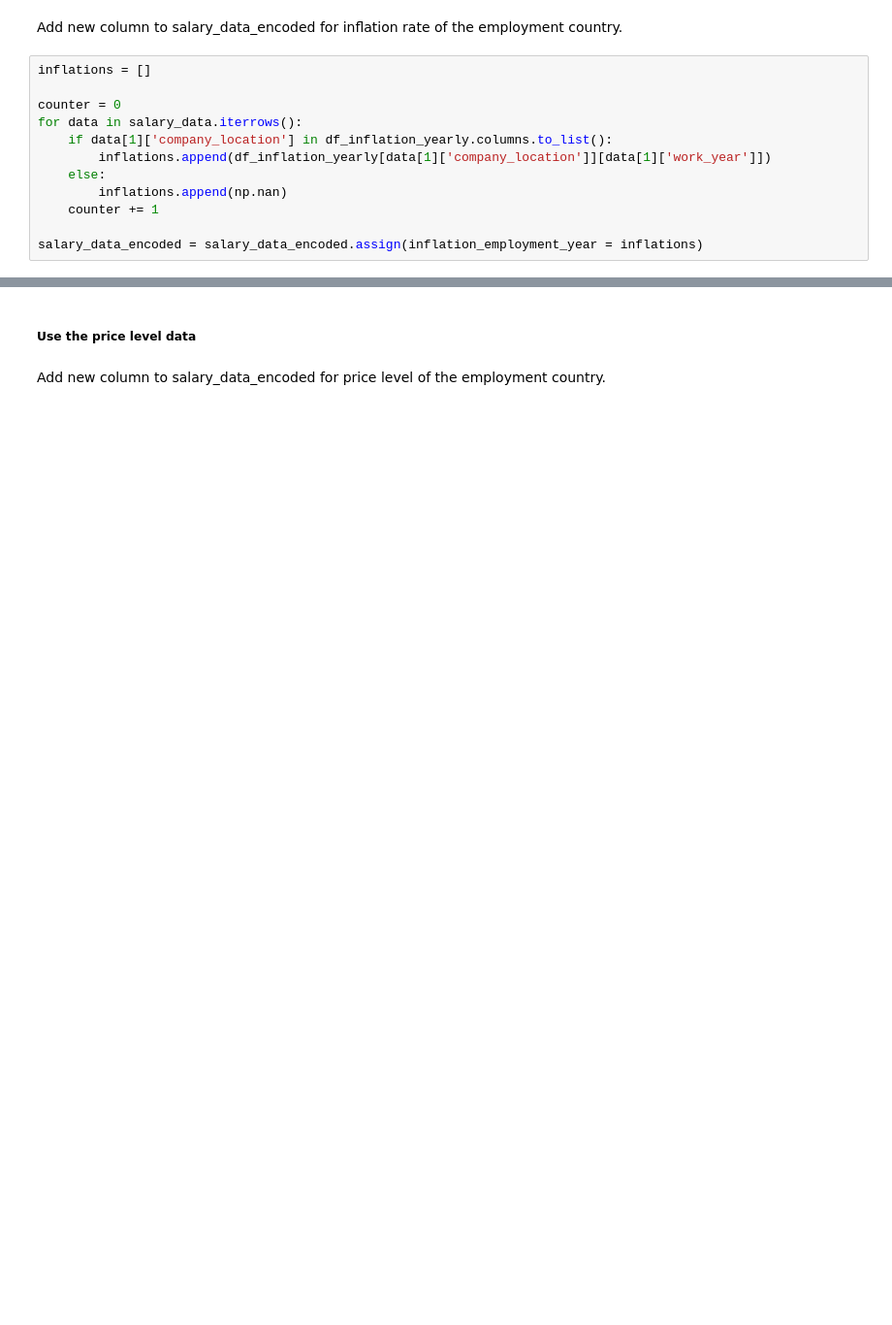
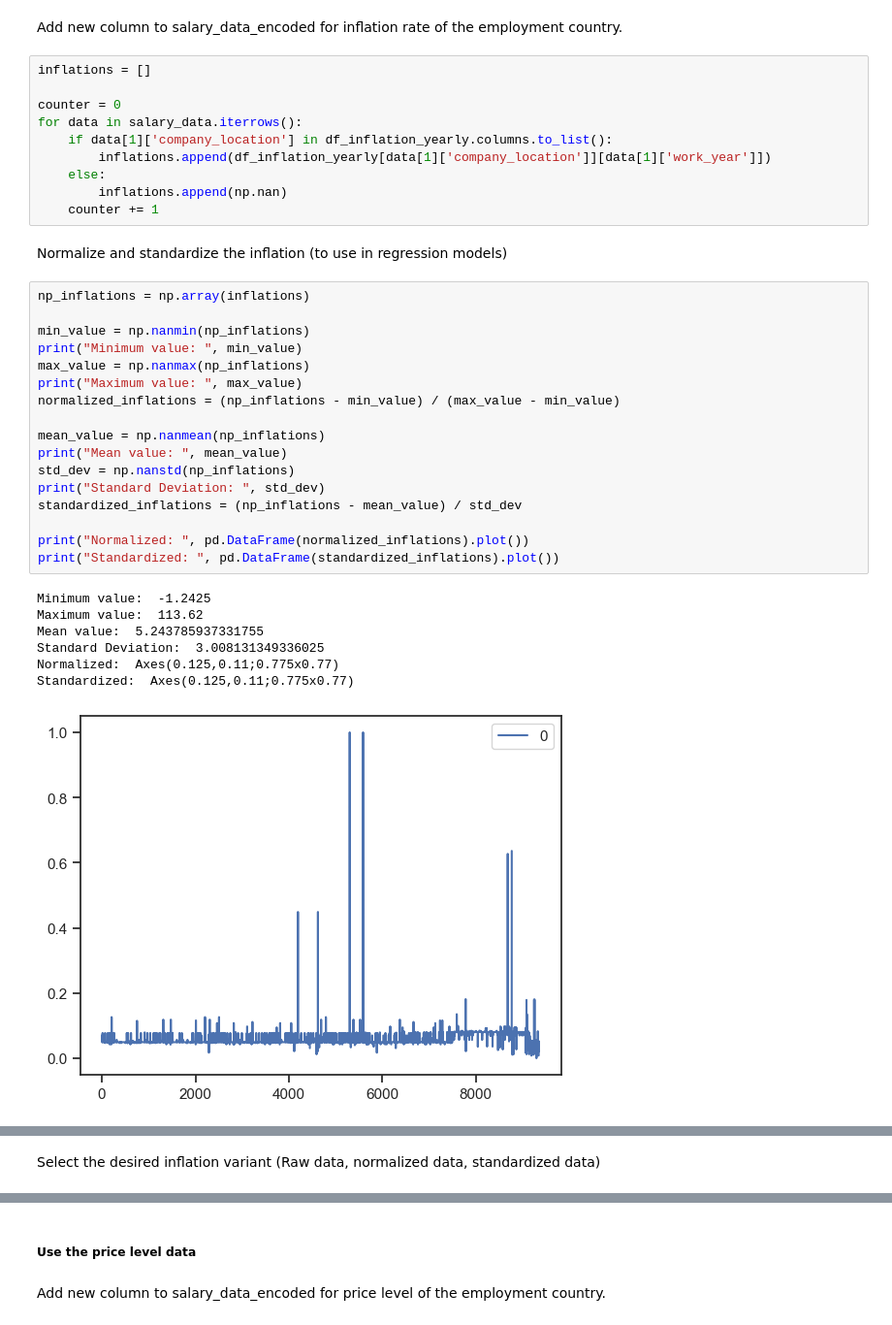
Before and after one commit to TheCrimsonNeV0/salary-data-project, a Jupyter notebook: project/report.ipynb, the cells around one changed output, grey strips where cells are left out. Shown at 97% size. Drawn from its saved outputs; the diff is of its cells as text; blank space fills up the shorter version.

```diff
--- a/project/report.ipynb
+++ b/project/report.ipynb
@@ -570,5 +604,30 @@ for data in salary_data.iterrows():
     else:
         inflations.append(np.nan)
     counter += 1
-
-salary_data_encoded = salary_data_encoded.assign(inflation_employment_year = inflations)
+# %% [markdown]
+Normalize and standardize the inflation (to use in regression models)
+# %%
+np_inflations = np.array(inflations)
+
+min_value = np.nanmin(np_inflations)
+print("Minimum value: ", min_value)
+max_value = np.nanmax(np_inflations)
+print("Maximum value: ", max_value)
+normalized_inflations = (np_inflations - min_value) / (max_value - min_value)
+
+mean_value = np.nanmean(np_inflations)
+print("Mean value: ", mean_value)
+std_dev = np.nanstd(np_inflations)
+print("Standard Deviation: ", std_dev)
+standardized_inflations = (np_inflations - mean_value) / std_dev
+
+print("Normalized: ", pd.DataFrame(normalized_inflations).plot())
+print("Standardized: ", pd.DataFrame(standardized_inflations).plot())
+# %% [output]
+Minimum value:  -1.2425
+Maximum value:  113.62
+Mean value:  5.243785937331755
+Standard Deviation:  3.008131349336025
+Normalized:  Axes(0.125,0.11;0.775x0.77)
+Standardized:  Axes(0.125,0.11;0.775x0.77)
+[figure, added]
@@ -574,0 +635,2 @@ salary_data_encoded = salary_data_encoded.assign(inflation_employment_year = inf
+# %% [markdown]
+Select the desired inflation variant (Raw data, normalized data, standardized data)
```
Also changed, not shown: parts of 25 cells of this notebook.
